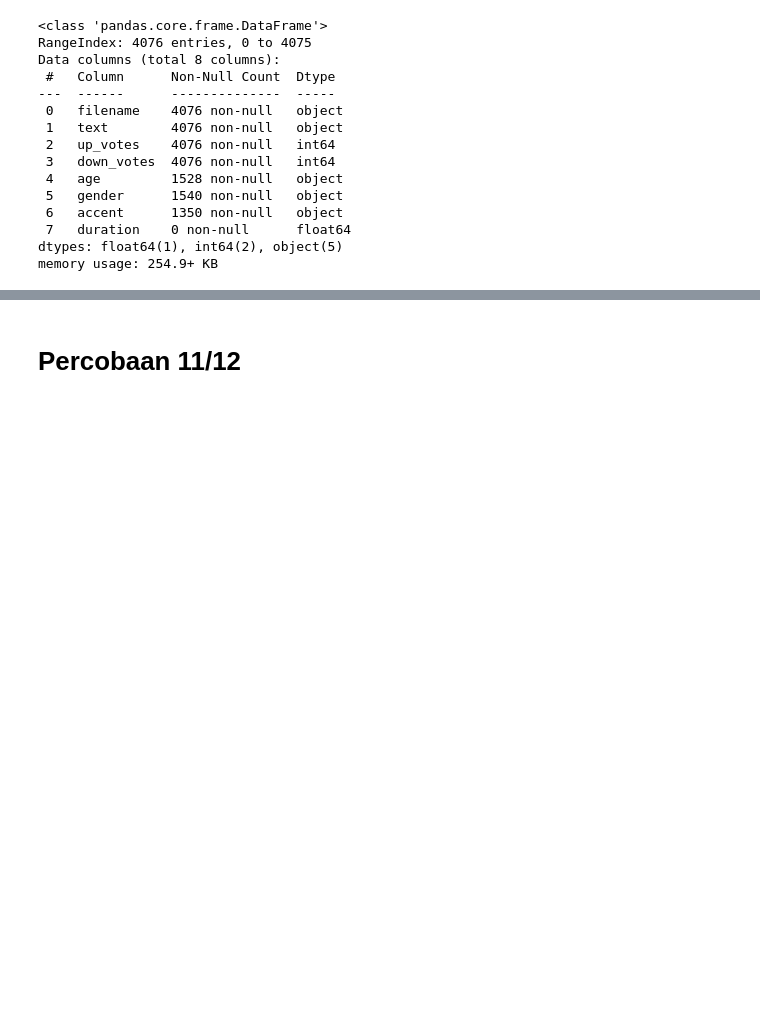
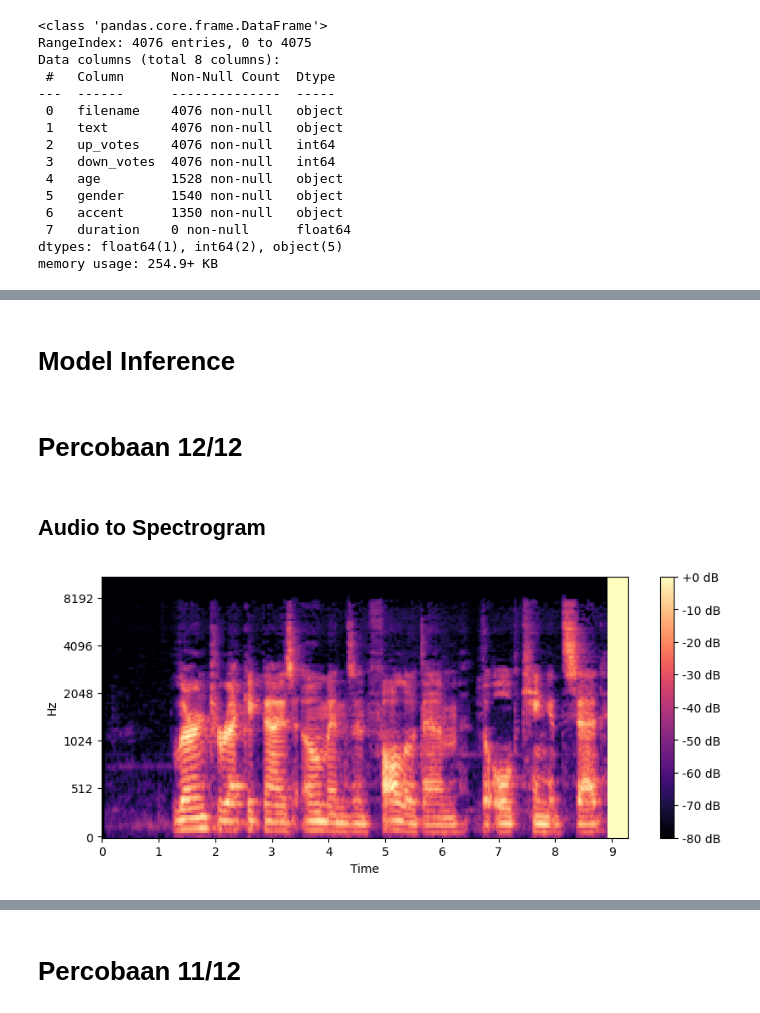
Before and after one commit to Capstone-Team-CH2-PS379/Machine-Learning, a Jupyter notebook: model-experiments/Speech_Recognition_Model_V1.ipynb, the cells around one changed output, grey strips where cells are left out. Cells and saved outputs as stored; diff of their text form; code cells hidden in the pictures; blank space fills up the shorter version.

Commit message:
Fixing model

```diff
--- a/model-experiments/Speech_Recognition_Model_V1.ipynb
+++ b/model-experiments/Speech_Recognition_Model_V1.ipynb
@@ -114,0 +143,11 @@ data_val.head()
+# %%
+# Contoh penggunaan
+audio_path = '/content/common-voice/cv-valid-train/cv-valid-train/sample-000000.mp3'
+max_audio_length = 400  # Sesuaikan dengan nilai yang diinginkan
+spectrogram = audio_to_spectrogram(audio_path, max_audio_length)
+
+# Tampilkan spektrogram
+plt.figure(figsize=(10, 4))
+librosa.display.specshow(spectrogram, x_axis='time', y_axis='mel')
+plt.colorbar(format='%+2.0f dB')
+plt.show()
@@ -114,0 +239,4 @@ data_val.head()
+# %% [markdown]
+# Model Inference
+# %% [markdown]
+# Percobaan 12/12
@@ -114,0 +248,37 @@ data_val.head()
+# %% [markdown]
+## Audio to Spectrogram
+# %%
+import librosa
+import librosa.display
+import numpy as np
+import matplotlib.pyplot as plt
+
+# Fungsi untuk mengonversi file audio ke spektrogram
+def audio_to_spectrogram(audio_path, max_length):
+    # Muat file audio
+    y, sr = librosa.load(audio_path, sr=None)
+
+    # Ekstrak spektrogram menggunakan transformasi Log-Mel
+    spectrogram = librosa.feature.melspectrogram(y=y, sr=sr)
+    spectrogram = librosa.power_to_db(spectrogram, ref=np.max)
+
+    # Pad atau potong spektrogram menjadi panjang maksimum yang diinginkan
+    if spectrogram.shape[1] > max_length:
+        spectrogram = spectrogram[:, :max_length]
+    else:
+        spectrogram = np.pad(spectrogram, ((0, 0), (0, max_length - spectrogram.shape[1])), mode='constant')
+
+    return spectrogram
+# %%
+# Contoh penggunaan
+audio_path = '/content/common-voice/cv-valid-train/cv-valid-train/sample-000000.mp3'
+max_audio_length = 400  # Sesuaikan dengan nilai yang diinginkan
+spectrogram = audio_to_spectrogram(audio_path, max_audio_length)
+
+# Tampilkan spektrogram
+plt.figure(figsize=(10, 4))
+librosa.display.specshow(spectrogram, x_axis='time', y_axis='mel')
+plt.colorbar(format='%+2.0f dB')
+plt.show()
+# %% [output]
+[figure, added]
```
Also changed, not shown: parts of 45 cells of this notebook.
